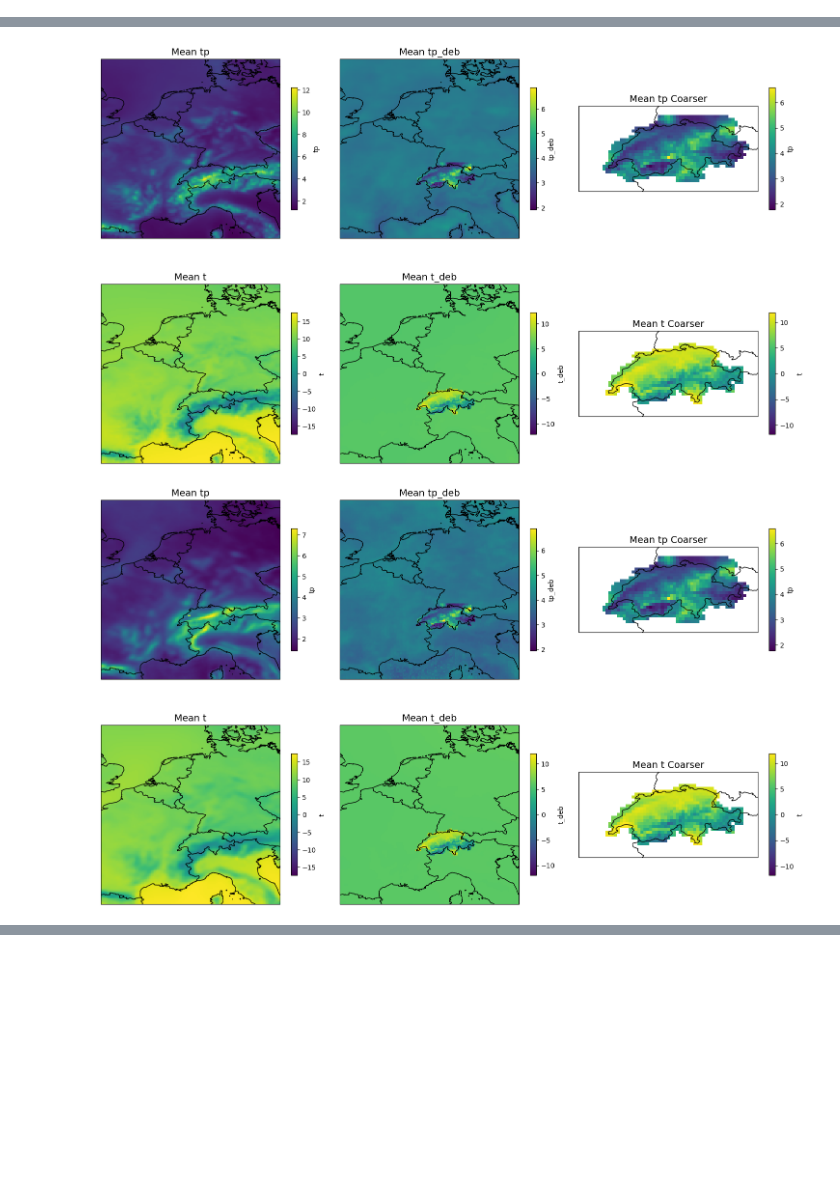
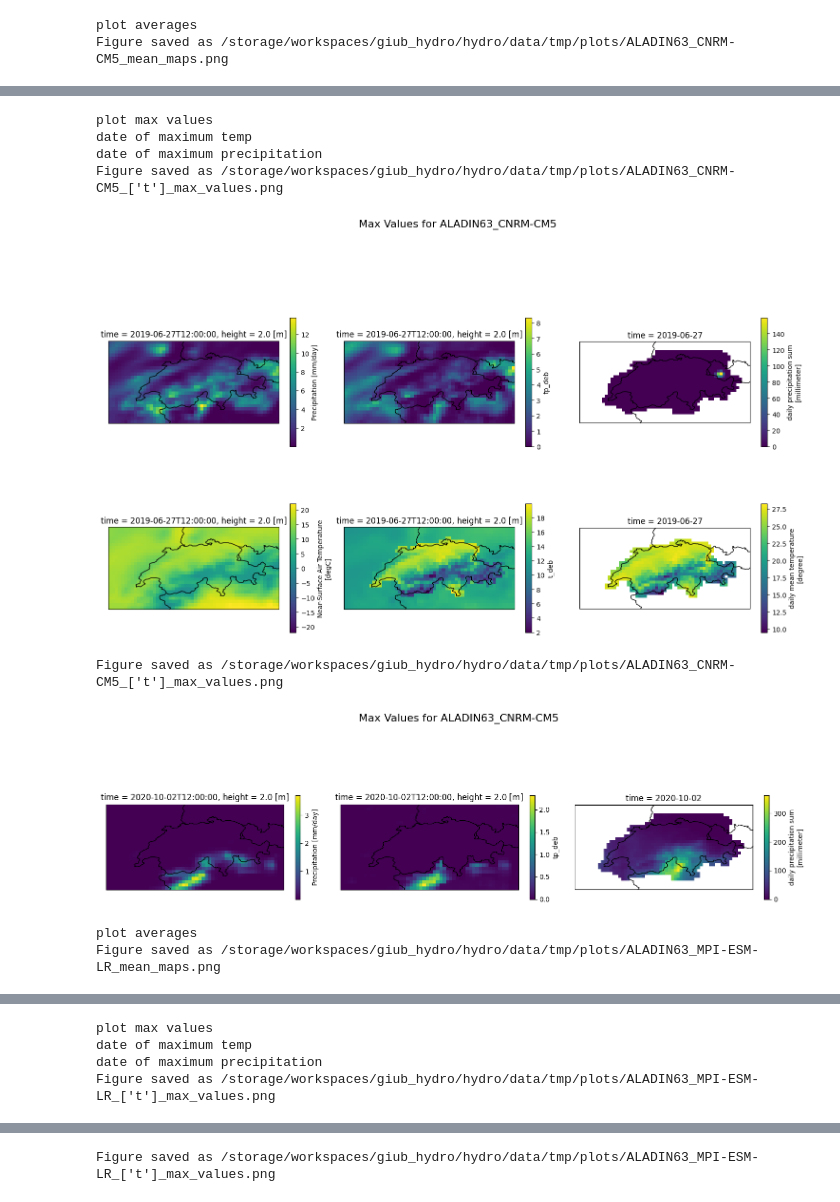
Before and after one commit to DeepDownscaling/DeepDown, a Jupyter notebook: notebooks/exploring_RCM.ipynb, the cells around one changed output, grey strips where cells are left out. Cells and saved outputs as stored; diff of their text form; code cells hidden in the pictures; blank space fills up the shorter version.

Commit message:
updates plots bias correction RCM

```diff
--- a/notebooks/exploring_RCM.ipynb
+++ b/notebooks/exploring_RCM.ipynb
@@ -23,8 +23,9 @@ conf = config.config
 base_config = config.get()
 # %%
 dir_path = Path(conf.path_output)
+dir_plots = os.path.join(dir_path, 'plots')
 # Define variables to plot
-variables = ['tp', 't']
+
 for rcm_model in conf.RCM:
 
     input_data_clim_debiased = xr.open_dataset(dir_path / f'{'RCM'}'/rcm_model/ "input_data_clim_debiased.nc")
@@ -33,5 +34,28 @@ for rcm_model in conf.RCM:
     # change of units when needed
     input_data_clim_debiased['t_deb']=input_data_clim_debiased['t_deb']-273.15
     input_data_clim_debiased['tp_deb']=input_data_clim_debiased['tp_deb']*86400
-    plot_mean_maps(input_data_clim_debiased, variables, target_data_clim)
+
+    print("plot averages")
+    input_mean_clim_debiased = input_data_clim_debiased.mean(dim="time")
+    target_mean_clim = target_data_clim.mean(dim="time")
+    title = f'Mean Maps for {rcm_model}'
+    fig_name = f'{dir_plots}/{rcm_model}_mean_maps.png'
+    variables = ['tp', 't']
+    # Plot the mean maps
+    plot_maps(input_mean_clim_debiased, variables, target_mean_clim, title=title, fig_name=fig_name)
+
+
+    print("plot max values")
+    date_tmax = get_extreme_date(target_data_clim, 't')
+    print("date of maximum temp")
+    date_premax = get_extreme_date(target_data_clim, 'tp')
+    print("date of maximum precipitation")
+    # Plot maps for the maximum values
+    title = f'Max Values for {rcm_model}'
+    variablees = ['t']
+    plot_maps(input_data_clim_debiased, variables, target_data_clim, date = date_tmax, title=title, fig_name=f'{dir_plots}/{rcm_model}_{variablees}_max_values.png')
+    variables = ['tp']
+    plot_maps(input_data_clim_debiased, variables ,target_data_clim, date = date_premax, title=title, fig_name=f'{dir_plots}/{rcm_model}_{variablees}_max_values.png')
 # %% [output]
+plot averages
+Figure saved as /storage/workspaces/giub_hydro/hydro/data/tmp/plots/ALADIN63_CNRM-CM5_mean_maps.png
@@ -39,2 +63,9 @@ for rcm_model in conf.RCM:
+plot max values
+date of maximum temp
+date of maximum precipitation
+Figure saved as /storage/workspaces/giub_hydro/hydro/data/tmp/plots/ALADIN63_CNRM-CM5_['t']_max_values.png
-[figure, old version]
+[figure, new version]
+Figure saved as /storage/workspaces/giub_hydro/hydro/data/tmp/plots/ALADIN63_CNRM-CM5_['t']_max_values.png
-[figure, old version]
+[figure, new version]
+plot averages
+Figure saved as /storage/workspaces/giub_hydro/hydro/data/tmp/plots/ALADIN63_MPI-ESM-LR_mean_maps.png
@@ -41,0 +73,4 @@ for rcm_model in conf.RCM:
+plot max values
+date of maximum temp
+date of maximum precipitation
+Figure saved as /storage/workspaces/giub_hydro/hydro/data/tmp/plots/ALADIN63_MPI-ESM-LR_['t']_max_values.png
@@ -42,0 +78 @@ for rcm_model in conf.RCM:
+Figure saved as /storage/workspaces/giub_hydro/hydro/data/tmp/plots/ALADIN63_MPI-ESM-LR_['t']_max_values.png
```
Also changed, not shown: parts of 4 cells of this notebook, 1 other file.
